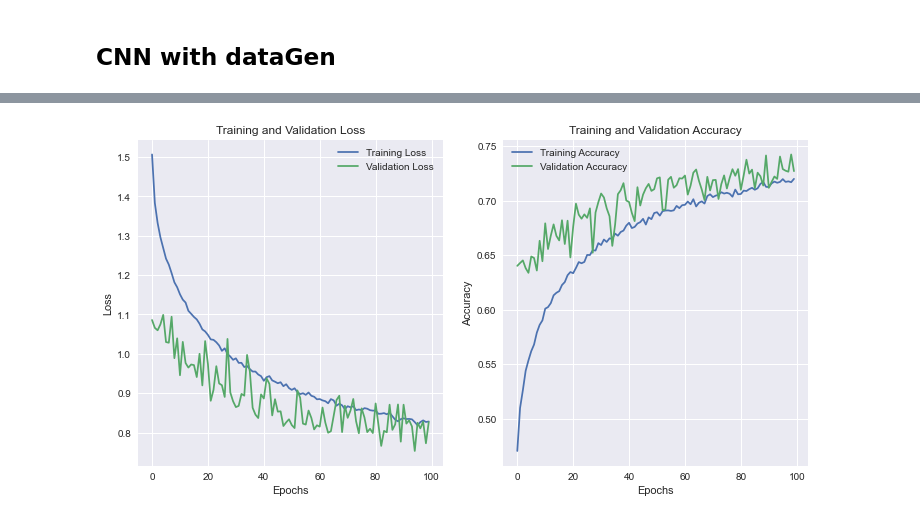
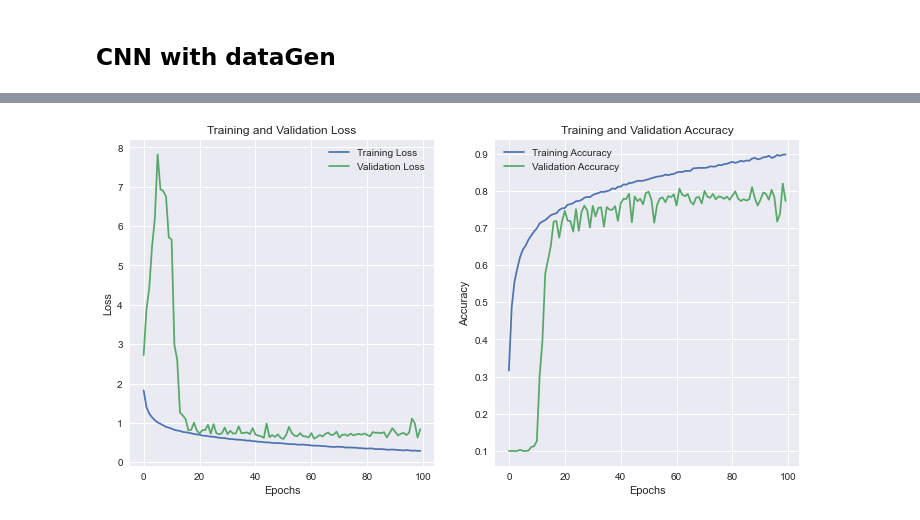
Before and after one commit to AngKS/Deep-Learning-CA1, a Jupyter notebook: cifar10.ipynb, the cells around one changed output, grey strips where cells are left out. Saved outputs shown, nothing was run; the diff lists cells and outputs as text; code cells hidden in the pictures.

Commit message:
revised model architecture

```diff
--- a/cifar10.ipynb
+++ b/cifar10.ipynb
@@ -191,24 +192,32 @@ def plotLossAccGraph(result):
 
 cnn_model = tf.keras.Sequential([
     tf.keras.layers.InputLayer(input_shape=(32, 32, 3)),
-    tf.keras.layers.Conv2D(32, (3, 3), activation='relu'),
-    tf.keras.layers.Conv2D(64, (3, 3), activation='relu'),
+
+    tf.keras.layers.Conv2D(64, (2, 2), strides=1,activation='relu'),
     tf.keras.layers.MaxPooling2D(2, 2),
+    tf.keras.layers.BatchNormalization(),
 
-    tf.keras.layers.Conv2D(64, (3, 3), activation='relu'),
-    tf.keras.layers.Conv2D(64, (3, 3), activation='relu'),
+    tf.keras.layers.Conv2D(128, (2, 2), activation='relu'),
     tf.keras.layers.MaxPooling2D(2, 2),
+    tf.keras.layers.BatchNormalization(),
 
-    tf.keras.layers.Conv2D(128, (3, 3), activation='relu'),
-    tf.keras.layers.Conv2D(128, (3, 3), activation='relu'),
+
+    tf.keras.layers.Conv2D(256, (2, 2), strides=1, activation='relu'),
+    tf.keras.layers.MaxPooling2D(2, 2),
+    tf.keras.layers.BatchNormalization(),
+
+    tf.keras.layers.Conv2D(512, (2, 2), strides=1, activation='relu'),
+    tf.keras.layers.MaxPooling2D(2, 2),
+    tf.keras.layers.BatchNormalization(),
+
 
 
     tf.keras.layers.Flatten(),
+    tf.keras.layers.Dense(4096, activation='relu'),
+    tf.keras.layers.Dropout(0.2),
+    tf.keras.layers.Dense(2048, activation='relu'),
+    tf.keras.layers.Dropout(0.2),
     tf.keras.layers.Dense(1024, activation='relu'),
-    tf.keras.layers.Dense(512, activation='relu'),
-    tf.keras.layers.Dropout(0.2),
-    tf.keras.layers.Dense(256, activation='relu'),
-    tf.keras.layers.Dense(256, activation='relu'),
     tf.keras.layers.Dropout(0.2),
     tf.keras.layers.Dense(128, activation='relu'),
     tf.keras.layers.Dense(10, activation='softmax')
@@ -239,8 +248,10 @@ Non-trainable params: 0
 _________________________________________________________________
 # %%
-# fit cnn model
-cnn_result = cnn_model.fit(X_train, y_train, epochs=20,
-              validation_data=(X_test, y_test),
-              callbacks=callbacks)
-plotLossAccGraph(cnn_result)
+# # fit cnn model
+# cnn_result = cnn_model.fit(X_train, y_train, epochs=20,
+#               validation_data=(X_test, y_test),
+#               callbacks=callbacks)
+# plotLossAccGraph(cnn_result)
+
+tf.test.is_gpu_available()
 # %% [output]
@@ -265,7 +262,7 @@ Epoch 20/20
 # %% [markdown]
 ## CNN with dataGen
 # %%
-cnn_gen_result = cnn_model.fit_generator(dataGen.flow(X_train, y_train, batch_size=123), steps_per_epoch=len(X_train) / 128, epochs=100, validation_data=(X_test, y_test), callbacks=callbacks)
+cnn_gen_result = cnn_model.fit(dataGen.flow(X_train, y_train, batch_size=1024), epochs=100, validation_data=(X_test, y_test))
 plotLossAccGraph(cnn_gen_result)
 # %% [output]
 Epoch 1/100
@@ -288 +285 @@ Epoch 100/100
-[figure, old version]
+[figure, new version]
```
Also changed, not shown: parts of 12 cells of this notebook, 2 other files.
